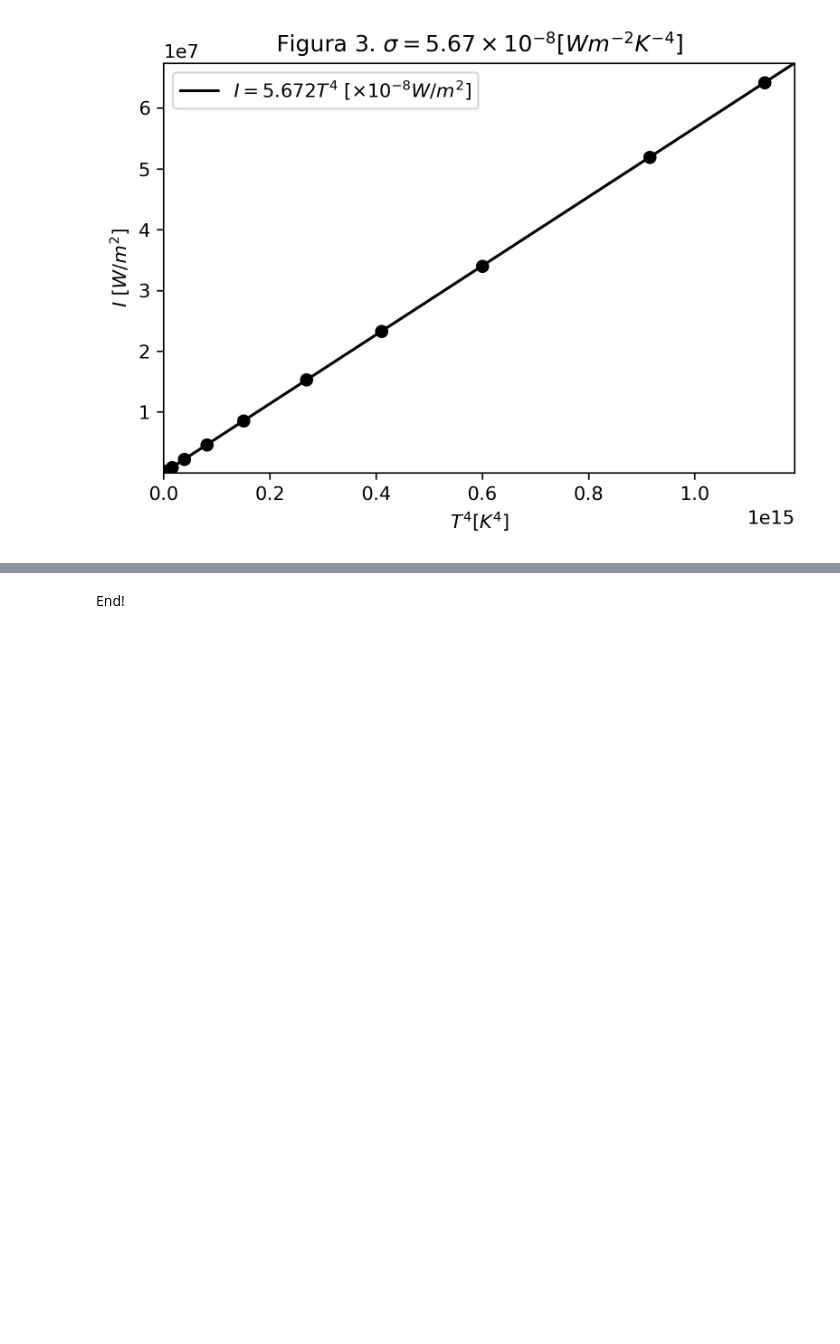
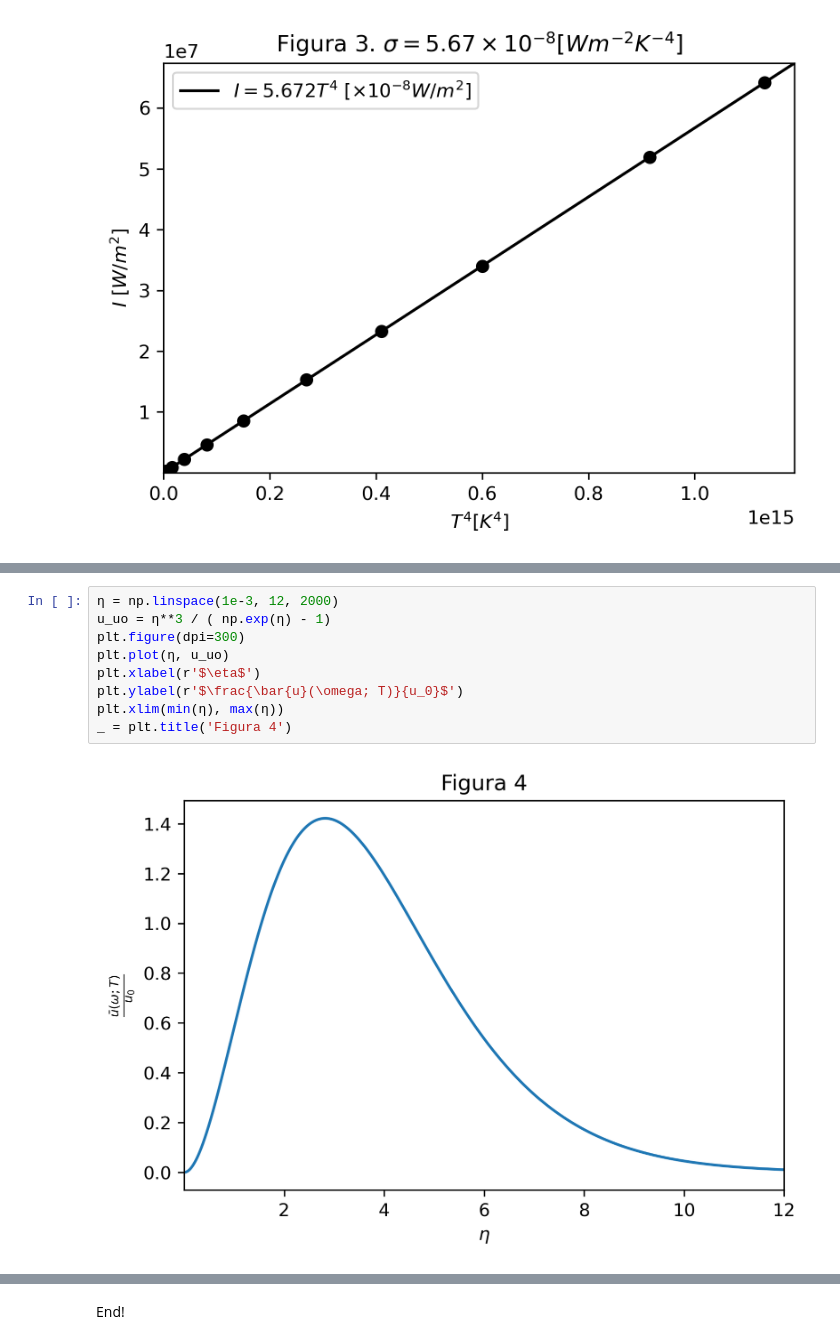
Before and after one commit to davidalejandromiranda/StatisticalPhysics, a Jupyter notebook: notebooks/es_RadiacionCuerpoNegro_PhET.ipynb, the cells around one changed output, grey strips where cells are left out. Saved outputs shown, nothing was run; the diff lists cells and outputs as text; blank space fills up the shorter version.

```diff
--- a/notebooks/es_RadiacionCuerpoNegro_PhET.ipynb
+++ b/notebooks/es_RadiacionCuerpoNegro_PhET.ipynb
@@ -109 +121,12 @@ _ = plt.title(r'Figura 3. $\sigma = %0.3g \times 10^{-8} [Wm^{-2}K^{-4}]$' % (1e
+# %%
+η = np.linspace(1e-3, 12, 2000)
+u_uo = η**3 / ( np.exp(η) - 1)
+plt.figure(dpi=300)
+plt.plot(η, u_uo)
+plt.xlabel(r'$\eta$')
+plt.ylabel(r'$\frac{\bar{u}(\omega; T)}{u_0}$')
+plt.xlim(min(η), max(η))
+_ = plt.title('Figura 4')
+# %% [output]
+[figure, added]
 # %% [markdown]
```
Also changed, not shown: parts of 6 cells of this notebook.
